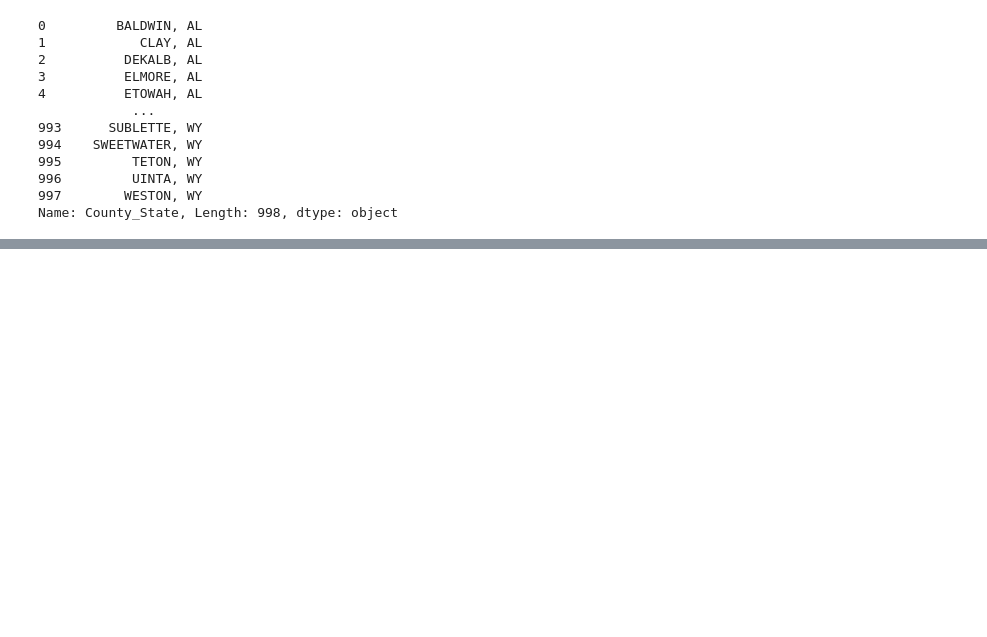
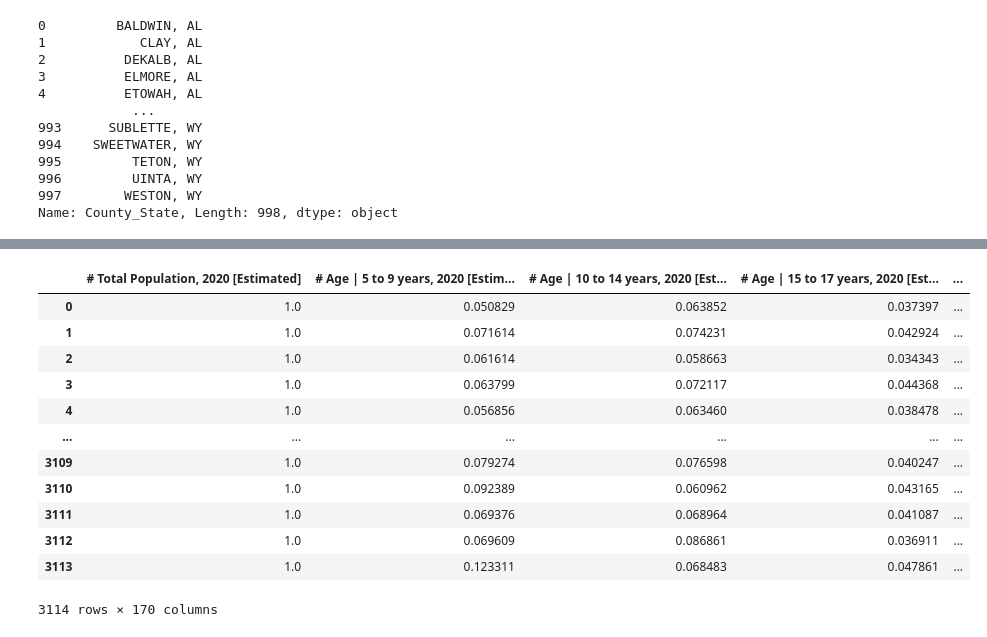
Before and after one commit to zedian/CS229-FinalProject, a Jupyter notebook: model_v2.ipynb, the cells around one changed output, grey strips where cells are left out. Saved outputs shown, nothing was run; the diff lists cells and outputs as text; code cells hidden in the pictures; blank space fills up the shorter version.

```diff
--- a/model_v2.ipynb
+++ b/model_v2.ipynb
@@ -125,0 +141,3 @@ model_v2.to_csv('model_v2.csv',index=False)
+# %%
+elec = pd.read_csv('election_data.csv')
+elec
@@ -125,0 +158,18 @@ model_v2.to_csv('model_v2.csv',index=False)
+# %%
+model_v3 = model_v2.merge(elec,left_on='FIPS',right_on='index')
+model_v3 = model_v3.drop(['FIPS','index'],axis=1).rename(columns = {'DEMOCRAT':'% Democrat - 2016','REPUBLICAN':'% Republican - 2016'})
+model_v3
+# %% [output]
+|  | # Total Population, 2020 [Estimated] | # Age | 5 to 9 years, 2020 [Estim... | # Age | 10 to 14 years, 2020 [Est... | # Age | 15 to 17 years, 2020 [Est... | ... |
+| 0 | 1.0 | 0.050829 | 0.063852 | 0.037397 | ... |
+| 1 | 1.0 | 0.071614 | 0.074231 | 0.042924 | ... |
+| 2 | 1.0 | 0.061614 | 0.058663 | 0.034343 | ... |
+| 3 | 1.0 | 0.063799 | 0.072117 | 0.044368 | ... |
+| 4 | 1.0 | 0.056856 | 0.063460 | 0.038478 | ... |
+| ... | ... | ... | ... | ... | ... |
+| 3109 | 1.0 | 0.079274 | 0.076598 | 0.040247 | ... |
+| 3110 | 1.0 | 0.092389 | 0.060962 | 0.043165 | ... |
+| 3111 | 1.0 | 0.069376 | 0.068964 | 0.041087 | ... |
+| 3112 | 1.0 | 0.069609 | 0.086861 | 0.036911 | ... |
+| 3113 | 1.0 | 0.123311 | 0.068483 | 0.047861 | ... |
+3114 rows × 170 columns
```
Also changed, not shown: parts of 6 cells of this notebook, 8 other files.
